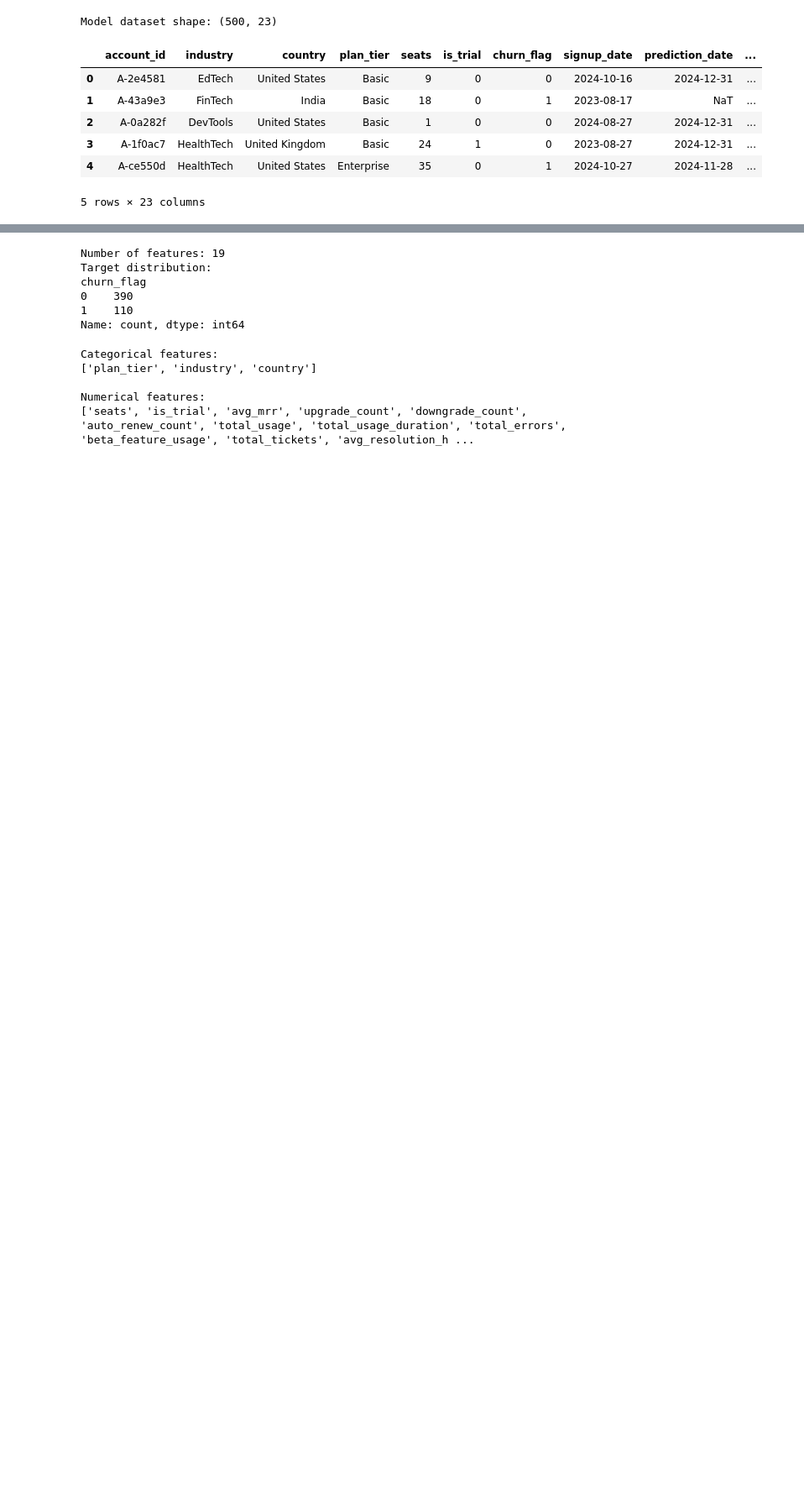
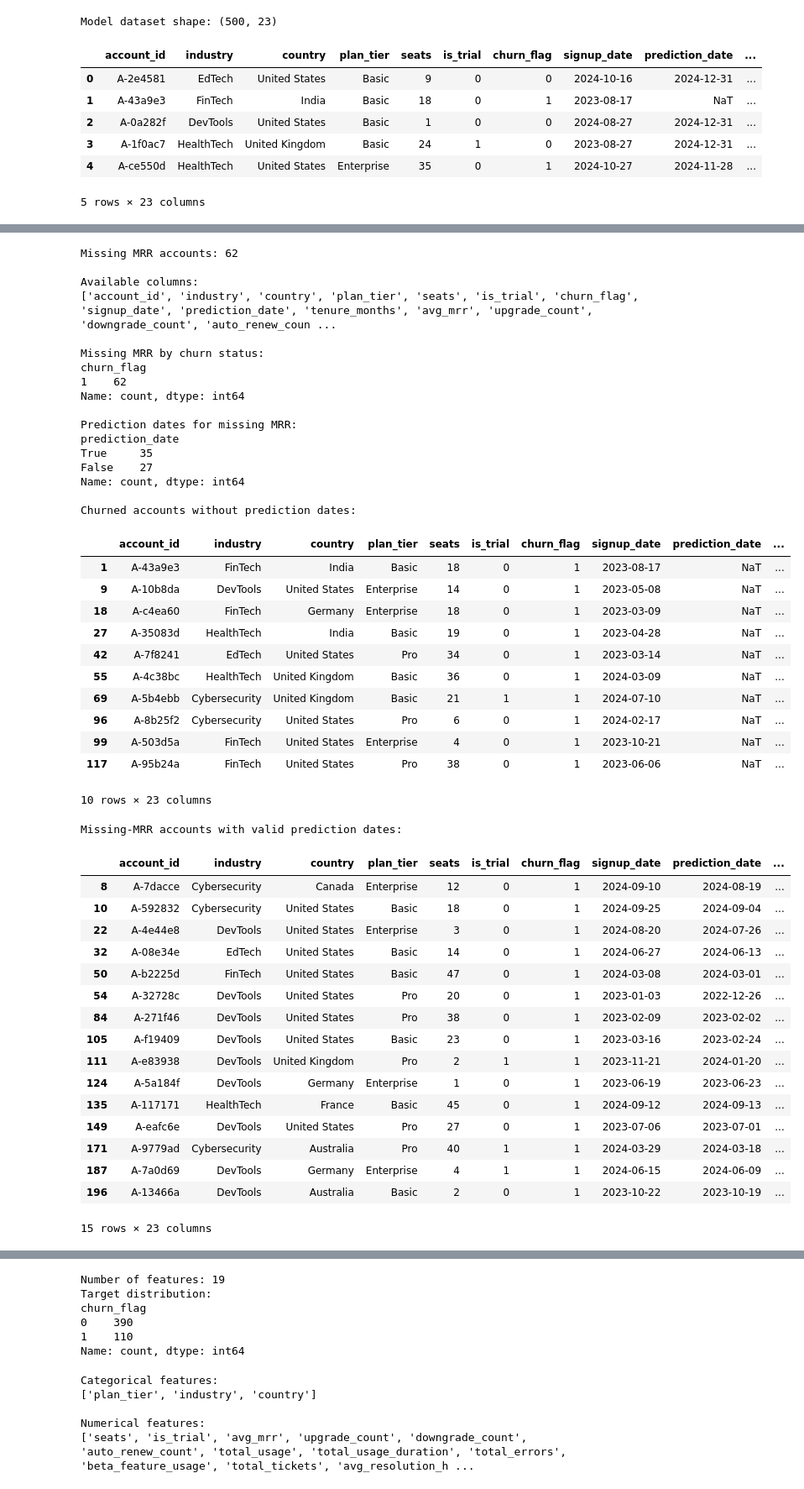
Before and after one commit to Pratham719/saas-churn-prediction, a Jupyter notebook: notebooks/04_Classification_Evaluation.ipynb, the cells around one changed output, grey strips where cells are left out. Shown at 84% size. Cells and saved outputs as stored; diff of their text form; code cells hidden in the pictures; blank space fills up the shorter version.

```diff
--- a/notebooks/04_Classification_Evaluation.ipynb
+++ b/notebooks/04_Classification_Evaluation.ipynb
@@ -260,0 +291,76 @@ Model dataset shape: (500, 23)
+# %%
+# Investigate Missing MRR
+missing_mrr = model_data[model_data["avg_mrr"].isna()]
+
+print("Missing MRR accounts:", len(missing_mrr))
+print("\nAvailable columns:")
+print(model_data.columns.tolist())
+
+print("\nMissing MRR by churn status:")
+print(missing_mrr["churn_flag"].value_counts())
+
+print("\nPrediction dates for missing MRR:")
+print(missing_mrr["prediction_date"].isna().value_counts())
+
+print("\nChurned accounts without prediction dates:")
+display(
+    model_data.loc[
+        (model_data["churn_flag"] == 1) &
+        model_data["prediction_date"].isna()
+    ].head(10)
+)
+
+print("\nMissing-MRR accounts with valid prediction dates:")
+display(
+    missing_mrr.loc[
+        missing_mrr["prediction_date"].notna()
+    ].head(15)
+)
+# %% [output]
+Missing MRR accounts: 62
+
+Available columns:
+['account_id', 'industry', 'country', 'plan_tier', 'seats', 'is_trial', 'churn_flag', 'signup_date', 'prediction_date', 'tenure_months', 'avg_mrr', 'upgrade_count', 'downgrade_count', 'auto_renew_coun ...
+
+Missing MRR by churn status:
+churn_flag
+1    62
+Name: count, dtype: int64
+
+Prediction dates for missing MRR:
+prediction_date
+True     35
+False    27
+Name: count, dtype: int64
+
+Churned accounts without prediction dates:
+|  | account_id | industry | country | plan_tier | seats | is_trial | churn_flag | signup_date | prediction_date | ... |
+| 1 | A-43a9e3 | FinTech | India | Basic | 18 | 0 | 1 | 2023-08-17 | NaT | ... |
+| 9 | A-10b8da | DevTools | United States | Enterprise | 14 | 0 | 1 | 2023-05-08 | NaT | ... |
+| 18 | A-c4ea60 | FinTech | Germany | Enterprise | 18 | 0 | 1 | 2023-03-09 | NaT | ... |
+| 27 | A-35083d | HealthTech | India | Basic | 19 | 0 | 1 | 2023-04-28 | NaT | ... |
+| 42 | A-7f8241 | EdTech | United States | Pro | 34 | 0 | 1 | 2023-03-14 | NaT | ... |
+| 55 | A-4c38bc | HealthTech | United Kingdom | Basic | 36 | 0 | 1 | 2024-03-09 | NaT | ... |
+| 69 | A-5b4ebb | Cybersecurity | United Kingdom | Basic | 21 | 1 | 1 | 2024-07-10 | NaT | ... |
+| 96 | A-8b25f2 | Cybersecurity | United States | Pro | 6 | 0 | 1 | 2024-02-17 | NaT | ... |
+| 99 | A-503d5a | FinTech | United States | Enterprise | 4 | 0 | 1 | 2023-10-21 | NaT | ... |
+| 117 | A-95b24a | FinTech | United States | Pro | 38 | 0 | 1 | 2023-06-06 | NaT | ... |
+10 rows × 23 columns
+Missing-MRR accounts with valid prediction dates:
+|  | account_id | industry | country | plan_tier | seats | is_trial | churn_flag | signup_date | prediction_date | ... |
+| 8 | A-7dacce | Cybersecurity | Canada | Enterprise | 12 | 0 | 1 | 2024-09-10 | 2024-08-19 | ... |
+| 10 | A-592832 | Cybersecurity | United States | Basic | 18 | 0 | 1 | 2024-09-25 | 2024-09-04 | ... |
+| 22 | A-4e44e8 | DevTools | United States | Enterprise | 3 | 0 | 1 | 2024-08-20 | 2024-07-26 | ... |
+| 32 | A-08e34e | EdTech | United States | Basic | 14 | 0 | 1 | 2024-06-27 | 2024-06-13 | ... |
+| 50 | A-b2225d | FinTech | United States | Basic | 47 | 0 | 1 | 2024-03-08 | 2024-03-01 | ... |
+| 54 | A-32728c | DevTools | United States | Pro | 20 | 0 | 1 | 2023-01-03 | 2022-12-26 | ... |
+| 84 | A-271f46 | DevTools | United States | Pro | 38 | 0 | 1 | 2023-02-09 | 2023-02-02 | ... |
+| 105 | A-f19409 | DevTools | United States | Basic | 23 | 0 | 1 | 2023-03-16 | 2023-02-24 | ... |
+| 111 | A-e83938 | DevTools | United Kingdom | Pro | 2 | 1 | 1 | 2023-11-21 | 2024-01-20 | ... |
+| 124 | A-5a184f | DevTools | Germany | Enterprise | 1 | 0 | 1 | 2023-06-19 | 2023-06-23 | ... |
+| 135 | A-117171 | HealthTech | France | Basic | 45 | 0 | 1 | 2024-09-12 | 2024-09-13 | ... |
+| 149 | A-eafc6e | DevTools | United States | Pro | 27 | 0 | 1 | 2023-07-06 | 2023-07-01 | ... |
+| 171 | A-9779ad | Cybersecurity | Australia | Pro | 40 | 1 | 1 | 2024-03-29 | 2024-03-18 | ... |
+| 187 | A-7a0d69 | DevTools | Germany | Enterprise | 4 | 1 | 1 | 2024-06-15 | 2024-06-09 | ... |
+| 196 | A-13466a | DevTools | Australia | Basic | 2 | 0 | 1 | 2023-10-22 | 2023-10-19 | ... |
+15 rows × 23 columns
```
Also changed, not shown: parts of 27 cells of this notebook, 2 other files.
